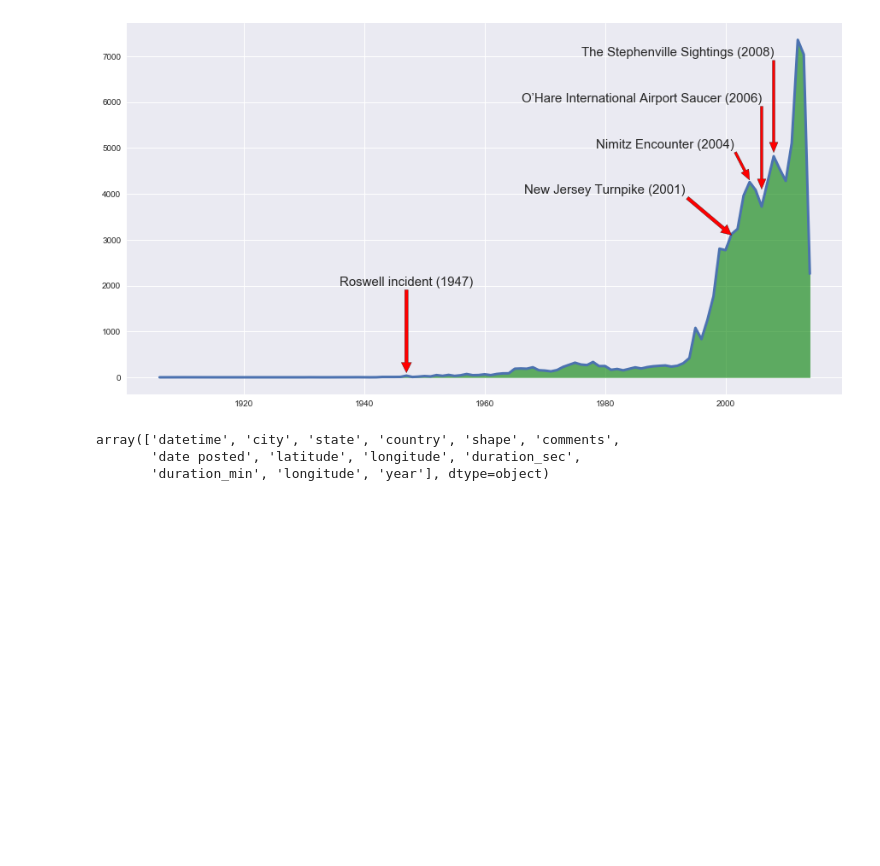
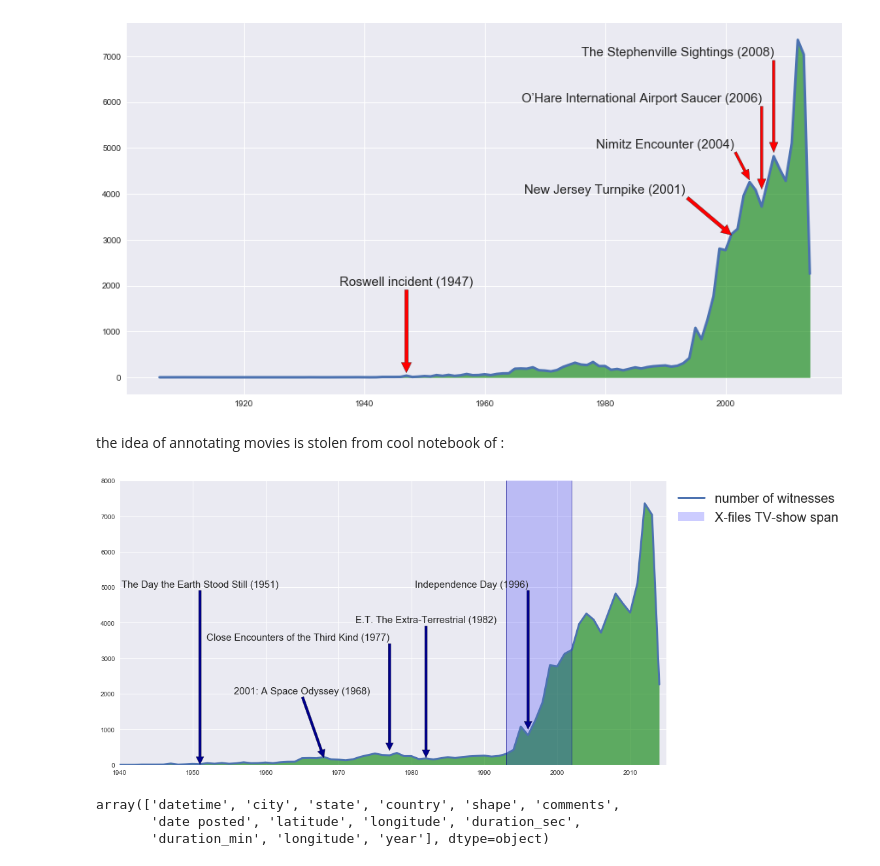
Before and after one commit to babinyurii/study-bench, a Jupyter notebook: ufo/UFO_walkthrough_1.ipynb, the cells around one changed output. Drawn from its saved outputs; the diff is of its cells as text; code cells hidden in the pictures; blank space fills up the shorter version.

```diff
--- a/ufo/UFO_walkthrough_1.ipynb
+++ b/ufo/UFO_walkthrough_1.ipynb
@@ -218,6 +221,59 @@ plt.annotate("The Stephenville Sightings (2008)", xy=(2008, 4900), xytext=(2008,
 plt.show()
 # %% [output]
 [figure]
+# %% [markdown]
+the idea of annotating movies is stolen from cool notebook of  :
+# %%
+fig = plt.figure(figsize=(15, 8))
+plt.plot(temp, lw=3, label="number of witnesses")
+plt.fill_between(temp.index, temp, color='green', alpha=0.6)
+
+
+plt.axvline(1993, lw=1, color="darkblue", alpha=0.7)
+
+plt.axvline(2002, lw=1, color="darkblue", alpha=0.7)
+
+x = [1993, 1993, 2002, 2002]
+y = [0, 8000, 8000, 0]
+
+plt.fill(x, y, 'b', alpha=0.2, label='X-files TV-show span')
+
+#plt.axvline(2001, lw=1, color="black")
+#plt.axvline(2004, lw=1, alpha=0.25, color="black")
+
+#plt.axvline(2006, lw=1, alpha=0.25, color="black")
+
+#plt.axvline(2008, lw=1, alpha=0.25, color="black")
+plt.annotate("""E.T. The Extra-Terrestrial (1982)""", xy=(1982, 200), xytext=(1982, 4000), size=15,
+             horizontalalignment='center',
+             arrowprops=dict(facecolor="darkblue"))
+
+plt.annotate("Independence Day (1996)", xy=(1996, 1000), xytext=(1996, 5000), size=15,
+             horizontalalignment='right',
+             arrowprops=dict(facecolor="darkblue"))
+
+plt.annotate("The Day the Earth Stood Still (1951)", xy=(1951, 10), xytext=(1951, 5000), size=15,
+             horizontalalignment='center',
+             arrowprops=dict(facecolor="darkblue"))
+
+plt.annotate("Close Encounters of the Third Kind (1977)", xy=(1977, 400), xytext=(1977, 3500), size=15,
+             horizontalalignment='right',
+             arrowprops=dict(facecolor="darkblue"))
+
+
+
+plt.annotate("2001: A Space Odyssey (1968)", xy=(1968, 200), xytext=(1965, 2000), size=15,
+             horizontalalignment='center',
+             arrowprops=dict(facecolor="darkblue"))
+
+
+plt.legend(bbox_to_anchor=(1.0, 1.0), prop={'size': 20})
+
+plt.ylim(0, 8000)
+plt.xlim(1940, 2015)
+plt.show()
+# %% [output]
+[figure, added]
 # %%
 ufo.columns.values
 # %% [output]
```
Also changed, not shown: parts of 1 cell of this notebook, 1 other file.
